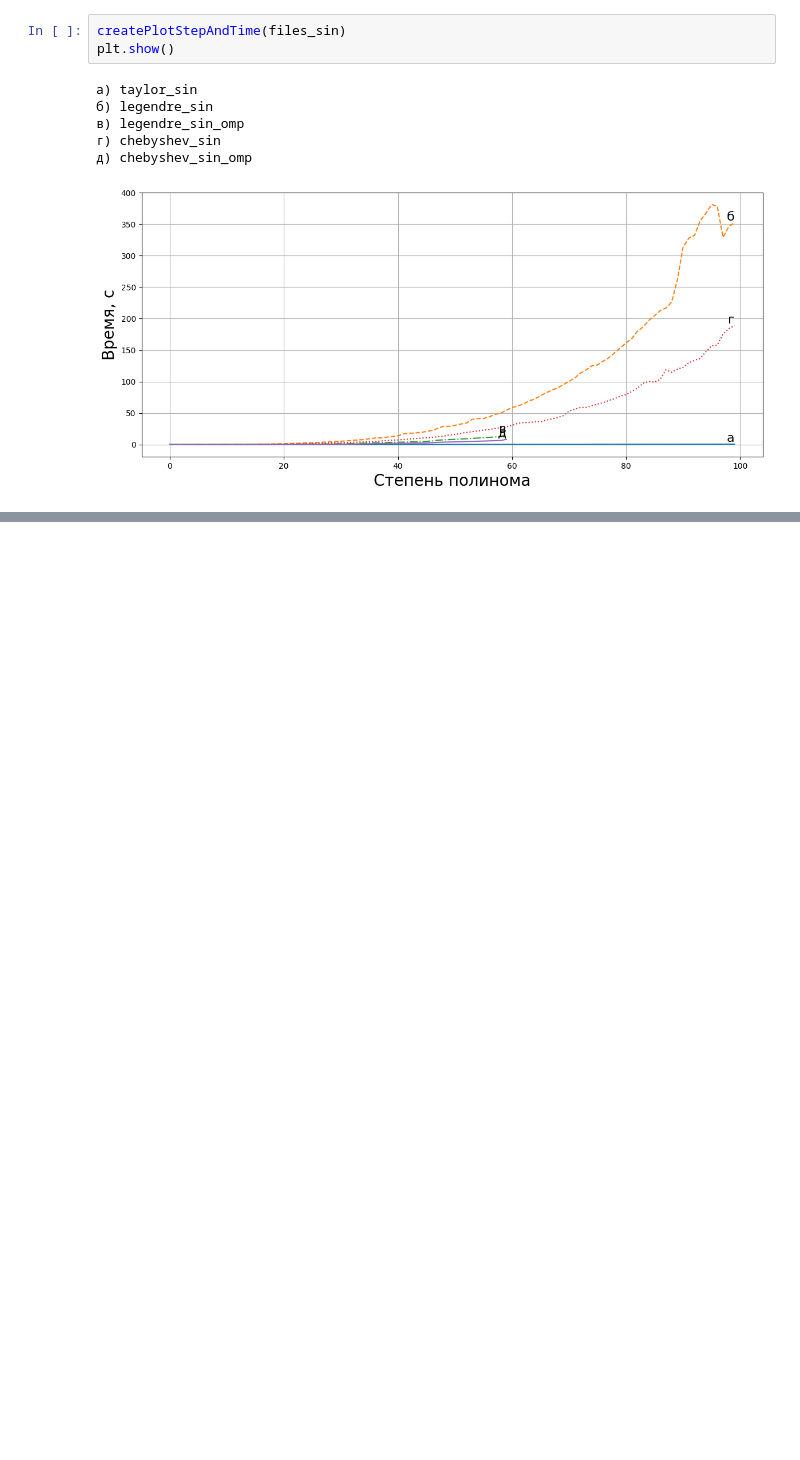
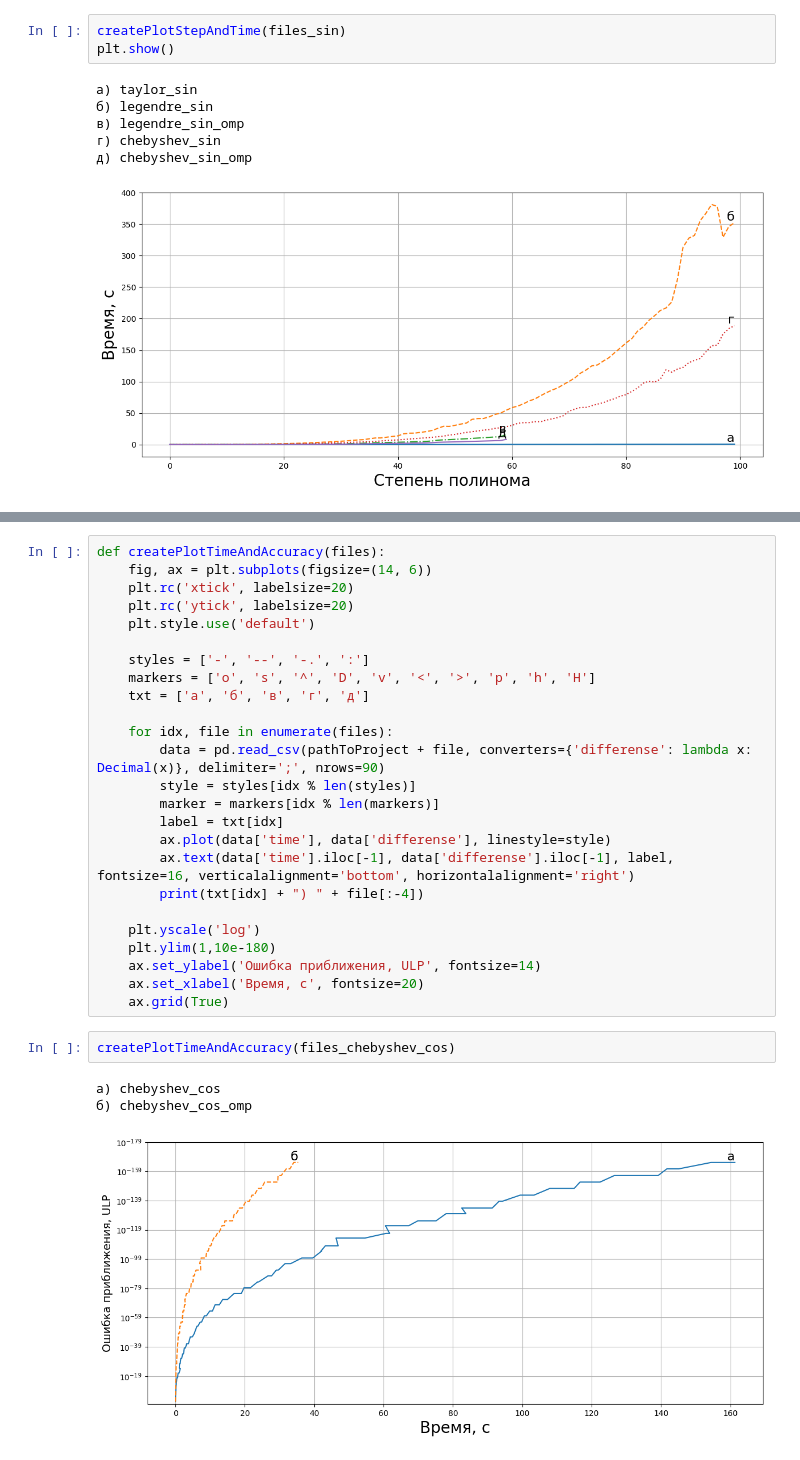
Before and after one commit to ManFizz/Perepechin-polynomial-approximation, a Jupyter notebook: python/view.ipynb, the cells around one changed output, grey strips where cells are left out. Cells and saved outputs as stored; diff of their text form; blank space fills up the shorter version.

```diff
--- a/python/view.ipynb
+++ b/python/view.ipynb
@@ -161,0 +160,31 @@ createPlotDifferenseByStepAndTime(files_legendre_cos)
+# %%
+def createPlotTimeAndAccuracy(files):
+    fig, ax = plt.subplots(figsize=(14, 6))
+    plt.rc('xtick', labelsize=20)
+    plt.rc('ytick', labelsize=20)
+    plt.style.use('default')
+
+    styles = ['-', '--', '-.', ':']
+    markers = ['o', 's', '^', 'D', 'v', '<', '>', 'p', 'h', 'H']
+    txt = ['а', 'б', 'в', 'г', 'д']
+
+    for idx, file in enumerate(files):
+        data = pd.read_csv(pathToProject + file, converters={'differense': lambda x: Decimal(x)}, delimiter=';', nrows=90)
+        style = styles[idx % len(styles)]
+        marker = markers[idx % len(markers)]
+        label = txt[idx]
+        ax.plot(data['time'], data['differense'], linestyle=style)
+        ax.text(data['time'].iloc[-1], data['differense'].iloc[-1], label, fontsize=16, verticalalignment='bottom', horizontalalignment='right')
+        print(txt[idx] + ") " + file[:-4])
+
+    plt.yscale('log')
+    plt.ylim(1,10e-180)
+    ax.set_ylabel('Ошибка приближения, ULP', fontsize=14)
+    ax.set_xlabel('Время, с', fontsize=20)
+    ax.grid(True)
+# %%
+createPlotTimeAndAccuracy(files_chebyshev_cos)
+# %% [output]
+а) chebyshev_cos
+б) chebyshev_cos_omp
+[figure, added]
```
Also changed, not shown: parts of 8 cells of this notebook, 11 other files.
